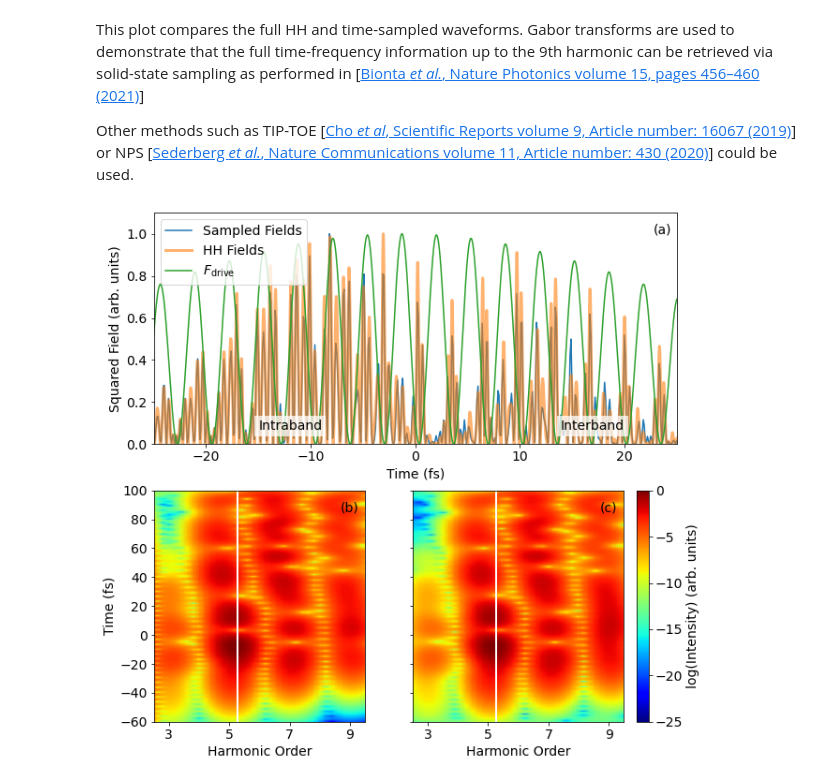
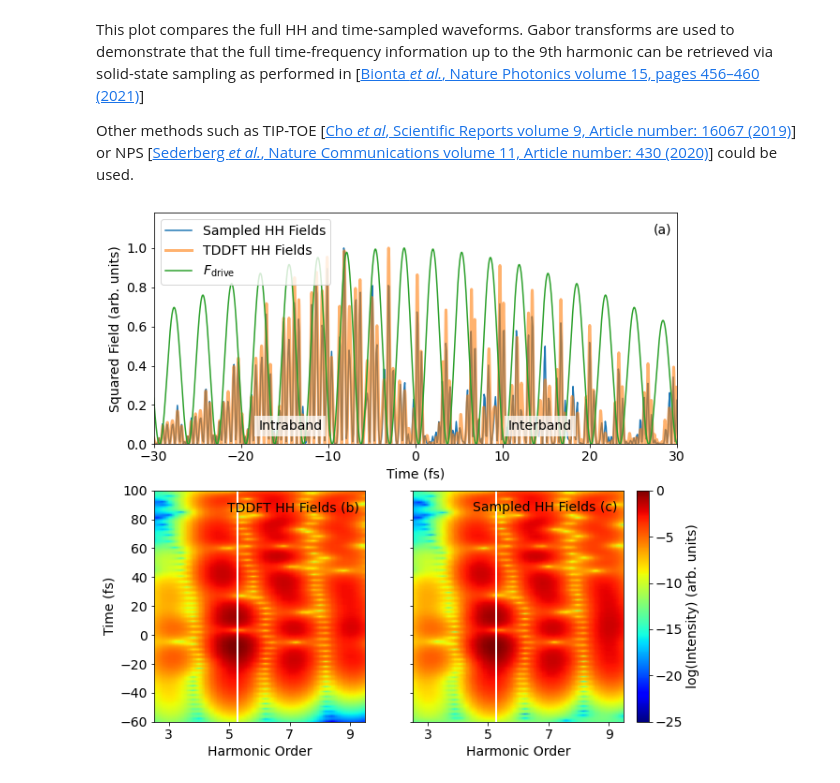
Before and after one commit to qnngroup/manu-uncovering-extreme-nonlinear-dynamics-in-solids-through-time-domain-field-analysis, a Jupyter notebook: analysis-and-plots.ipynb, the cells around one changed output. Saved outputs shown, nothing was run; the diff lists cells and outputs as text; code cells hidden in the pictures.

```diff
--- a/analysis-and-plots.ipynb
+++ b/analysis-and-plots.ipynb
@@ -698,10 +706,16 @@ noverlap_spec = np.floor(nperseg_spec/2.0)
 #f_spec, t_spec, spectrogram = stft(tddft_data['F_gen'], fs = pca.tcon/dt/1e15,
 #                           nperseg=3*nperseg_spec, window=('gaussian', nperseg_spec*3))
 
-f_spec, t_spec, spectrogram = stft(tddft_data_2_high['F_gen'], fs = pca.tcon/dt/1e15,
+# f_spec, t_spec, spectrogram = stft(tddft_data_2_high['F_gen'], fs = pca.tcon/dt/1e15,
+#                                 nperseg=nperseg_spec*5,
+#                                 noverlap=nperseg_spec*4.9,
+#                                 window=('gaussian', nperseg_spec*0.35))
+
+f_spec, t_spec, spectrogram = stft(F_gen_region, fs = pca.tcon/dt/1e15,
                                 nperseg=nperseg_spec*5,
                                 noverlap=nperseg_spec*4.9,
                                 window=('gaussian', nperseg_spec*0.35))
+
 
 
 f_harm = w0*pca.tcon/2/np.pi/1e15 #harmonic frequency
@@ -730,15 +741,15 @@ gs = fig.add_gridspec(2,2, width_ratios=(1, 1.25))
 ax1 = fig.add_subplot(gs[0, :])
 
 t_cycle_center = 0
-t_range = 50
+t_range = 60
 
 t_fs_center = (t_fs[-1] + t_fs[0])/2.0
 
 
 plt.plot(tau_range, (F_sampled_corrected/np.abs(F_sampled_corrected).max())**2,
-           label='Sampled Fields')
+           label='Sampled HH Fields')
 plt.plot(t_fs_centered, (F_gen_region/np.abs(F_gen_region).max())**2,
-           label='HH Fields',
+           label='TDDFT HH Fields',
            linewidth=3.0, alpha=0.6)
 plt.plot(tddft_data_2_high['t_drive']*1e15/pca.tcon - t_fs_center,
          tddft_data_2_high['F_drive']**2,
@@ -748,7 +759,7 @@ plt.plot(tddft_data_2_high['t_drive']*1e15/pca.tcon - t_fs_center,
 plt.legend(fontsize=14, loc='upper left')
 
 plt.xlim(t_cycle_center - t_range/2.0, t_cycle_center + t_range/2.0)
-plt.ylim(0, 1.1)
+plt.ylim(0, 1.18)
 plt.xlabel('Time (fs)', fontsize=14)
 plt.ylabel('Squared Field (arb. units)', fontsize=14)
 plt.tick_params(labelsize=14)
@@ -766,7 +777,7 @@ plt.text(0.20, 0.05, 'Intraband',
          transform=ax1.transAxes,
          fontsize=14,
          bbox=dict(facecolor='white', alpha=0.75, edgecolor='none'))
-plt.text(0.90, 0.05, 'Interband',
+plt.text(0.80, 0.05, 'Interband',
          horizontalalignment='right',
          verticalalignment='bottom',
          transform=ax1.transAxes,
@@ -778,7 +789,8 @@ ax2 = fig.add_subplot(gs[1, 0])
 
 plt.pcolormesh(f_norm_simulated, t_spec_simulated,
                np.log(np.abs(spectrogram_simulated)**2).transpose(),
-               shading='gouraud', cmap='jet')
+               shading='gouraud', cmap='jet',
+               rasterized='true')
 
 
 plt.xlabel('Harmonic Order', fontsize=14)
@@ -790,13 +802,12 @@ plt.ylim(-60, 100)
 plt.xlim(2.5, 9.5)
 
 plt.tick_params(labelsize=14)
-cbar.ax.tick_params(labelsize=14)
 ax2.set_xticks([3,5,7,9])
 
 photon_energy = f_harm*1e15*2*np.pi*pcSI.hbar/pcSI.evcon #Find photon energy of driver in eV
 plt.axvline(BG/photon_energy, linewidth=2, color='white');
 
-plt.text(0.97, 0.925, '(b)',
+plt.text(0.97, 0.925, 'TDDFT HH Fields (b)',
          horizontalalignment='right',
          verticalalignment='center',
          transform=ax2.transAxes,
@@ -808,35 +819,39 @@ ax3 = fig.add_subplot(gs[1, 1])
 
 plt.pcolormesh(f_norm_sampled, t_spec_sampled,
                np.log(np.abs(spectrogram_sampled)**2).transpose(),
-               shading='gouraud', cmap='jet')
+               shading='gouraud', cmap='jet',
+               rasterized='true')
 
 
 plt.xlabel('Harmonic Order', fontsize=14)
 
 cbar = plt.colorbar()
 
 plt.clim(-25, 0)
 plt.ylim(-60, 100)
 plt.xlim(2.5, 9.5)
 
 plt.tick_params(labelsize=14)
 cbar.ax.tick_params(labelsize=14)
 cbar.ax.set_ylabel('log(Intensity) (arb. units)', fontsize=14)
 
 #Turn off y-label of right plot as this axis is shared:
 plt.tick_params('y', labelleft=False)
 ax3.set_xticks([3,5,7,9])
 
 
 photon_energy = f_harm*1e15*2*np.pi*pcSI.hbar/pcSI.evcon #Find photon energy of driver in eV
 plt.axvline(BG/photon_energy, linewidth=2, color='white')
 
-plt.text(0.97, 0.925, '(c)',
+plt.text(0.97, 0.925, 'Sampled HH Fields (c)',
          horizontalalignment='right',
          verticalalignment='center',
          transform=ax3.transAxes,
          fontsize=14,
          color='black',
          bbox=dict(facecolor='white', alpha=0.0, edgecolor='none'));
+
+plt.savefig('sampled-vs-tddft-fields-2-um-high.pdf', bbox_inches='tight');
+plt.savefig('sampled-vs-tddft-fields-2-um-high.png', bbox_inches='tight', dpi=300);
 # %% [output]
-[figure, old version]
+[figure, new version]
```
Also changed, not shown: parts of 5 cells of this notebook, 9 other files.
